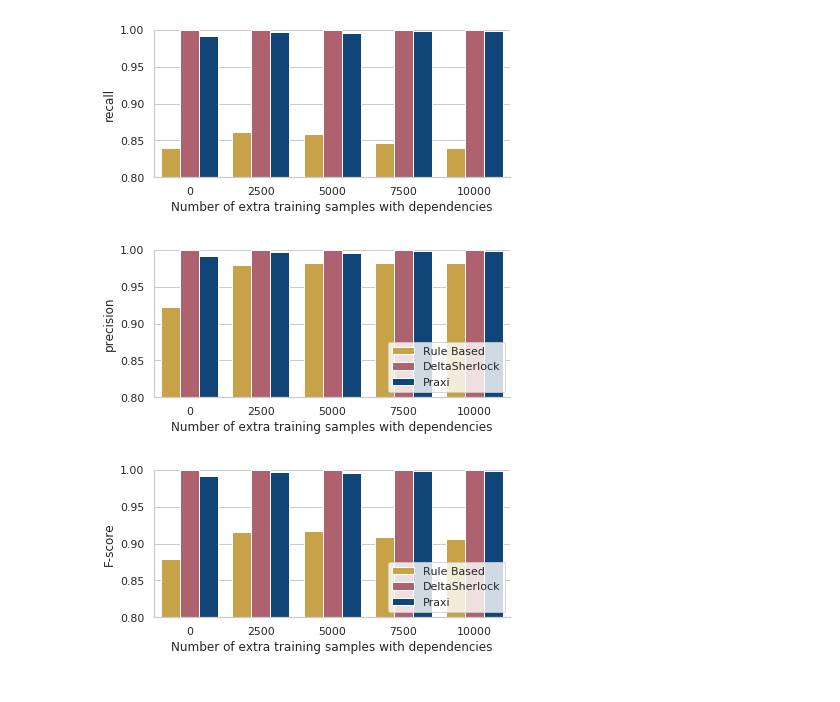
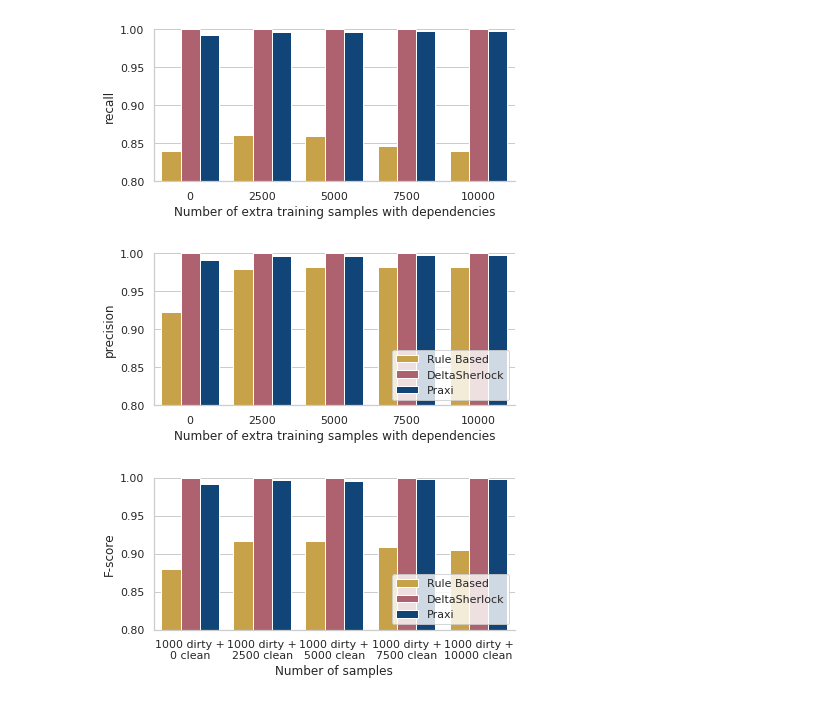
Before and after one commit to deltasherlock/experiments, a Jupyter notebook: plots/plots.ipynb, the cells around one changed output. Drawn from its saved outputs; the diff is of its cells as text; code cells hidden in the pictures.

Commit message:
New plots

```diff
--- a/plots/plots.ipynb
+++ b/plots/plots.ipynb
@@ -9,36 +9,38 @@ mypalette = ['#ddaa33','#bb5566','#004488','#004488']
 # %%
 df = pd.read_csv('/home/ates/deltasherlock/experiments/plots/results.csv')
 
 sns.factorplot(data=df, x='dirty_count', hue='method', y='recall',
                hue_order=['Rule Based', 'DeltaSherlock', 'Praxi'],
                palette=mypalette, legend=False, kind='bar', **kwargs)
 plt.ylim((0.8, 1))
 plt.xlabel('Number of extra training samples with dependencies')
 #plt.savefig('/home/ates/prospectus/figures/ds_recall.pdf')
 
 sns.factorplot(data=df, x='dirty_count', hue='method', y='precision',
                hue_order=['Rule Based', 'DeltaSherlock', 'Praxi'],
                palette=mypalette, **kwargs,
                kind='bar', legend=False)
 plt.ylim((0.8, 1))
 plt.legend(loc='lower right', frameon=True)
 plt.xlabel('Number of extra training samples with dependencies')
 #plt.savefig('/home/ates/prospectus/figures/ds_precision.pdf')
 
 df['F-score'] = 2 * (df['precision'] * df['recall']) / (df['precision'] + df['recall'])
 
-sns.factorplot(data=df, x='dirty_count', hue='method', y='F-score',
-               hue_order=['Rule Based', 'DeltaSherlock', 'Praxi'],
-               palette=mypalette, **kwargs,
-               kind='bar', legend=False)
+g = sns.factorplot(data=df, x='dirty_count', hue='method', y='F-score',
+                   hue_order=['Rule Based', 'DeltaSherlock', 'Praxi'],
+                   palette=mypalette, **kwargs,
+                   kind='bar', legend=False)
 plt.ylim((0.8, 1))
 plt.legend(loc='lower right', frameon=True)
-plt.xlabel('Number of extra training samples with dependencies')
+g.set_xticklabels(['1000 dirty +\n%d clean' % (x * 2500) for x in range(5)])
+#plt.xlabel('Number of extra training samples with dependencies')
+plt.xlabel('Number of samples')
 plt.savefig('/home/ates/deltasherlock/paper/figures/single_label.pdf', bbox_inches='tight')
 # %% [output]
-[figure, old version]
+[figure, new version]
-[figure, old version]
+[figure, new version]
-[figure, old version]
+[figure, new version]
 # %%
 df = pd.read_csv('/home/ates/deltasherlock/experiments/plots/ml_results.csv')
 
```
Also changed, not shown: parts of 3 cells of this notebook, 2 other files.
